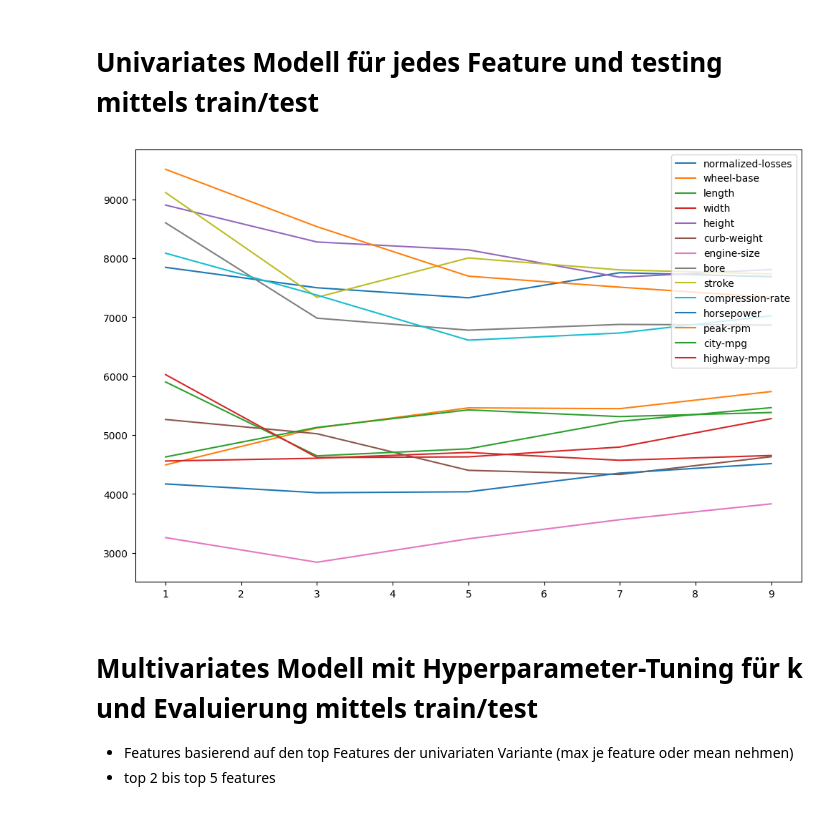
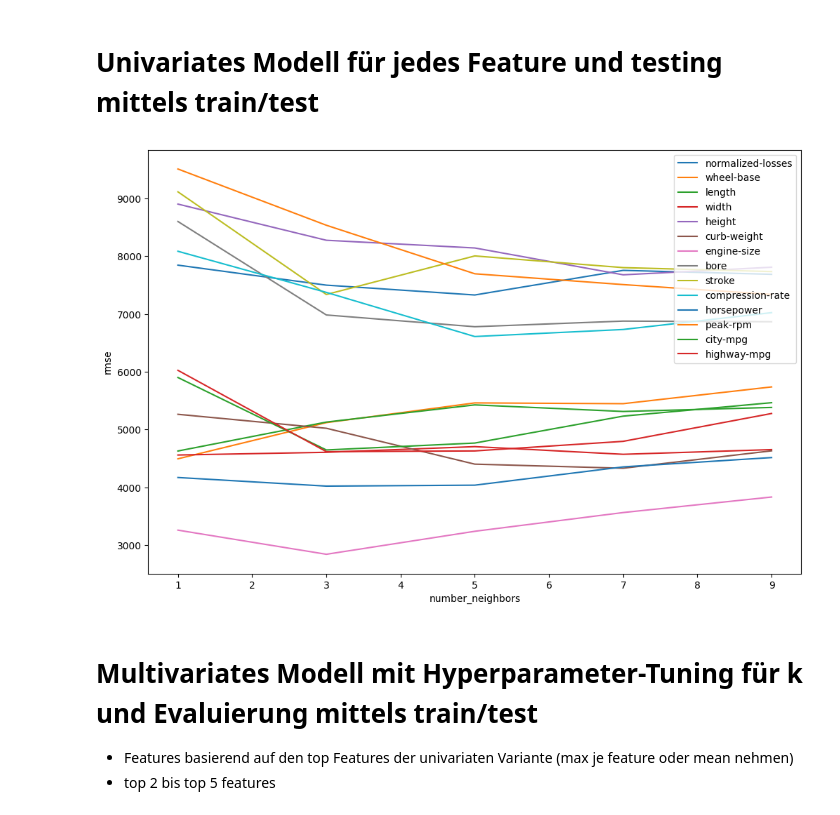
Before and after one commit to leugh/predicting_car_prices, a Jupyter notebook: code/predicting_car_prices.ipynb, the cells around one changed output. Saved outputs shown, nothing was run; the diff lists cells and outputs as text; code cells hidden in the pictures.

```diff
--- a/code/predicting_car_prices.ipynb
+++ b/code/predicting_car_prices.ipynb
@@ -203,16 +203,18 @@ error_univariate.sort_values(by=['feature', 'rmse', 'k'], ascending=True, inplac
 # %%
 fig=plt.figure(figsize=(12,8), dpi= 100, facecolor='w', edgecolor='k')
 
 for idx, feature in enumerate(features):
     subset = error_univariate[error_univariate['feature']==feature].copy()
     subset.sort_values(by=['k'], ascending=True, inplace=True)
 
     plt.plot(subset['k'], subset['rmse'], label=feature)
     plt.legend(loc='upper right')
+    plt.xlabel('number_neighbors')
+    plt.ylabel('rmse')
     # Display a figure.
 plt.show()
 # %% [output]
-[figure, old version]
+[figure, new version]
 # %% [markdown]
 # Multivariates Modell mit Hyperparameter-Tuning für k und Evaluierung mittels train/test
 * Features basierend auf den top Features der univariaten Variante (max je feature oder mean nehmen)
```
Also changed, not shown: parts of 4 cells of this notebook, 1 other file.
